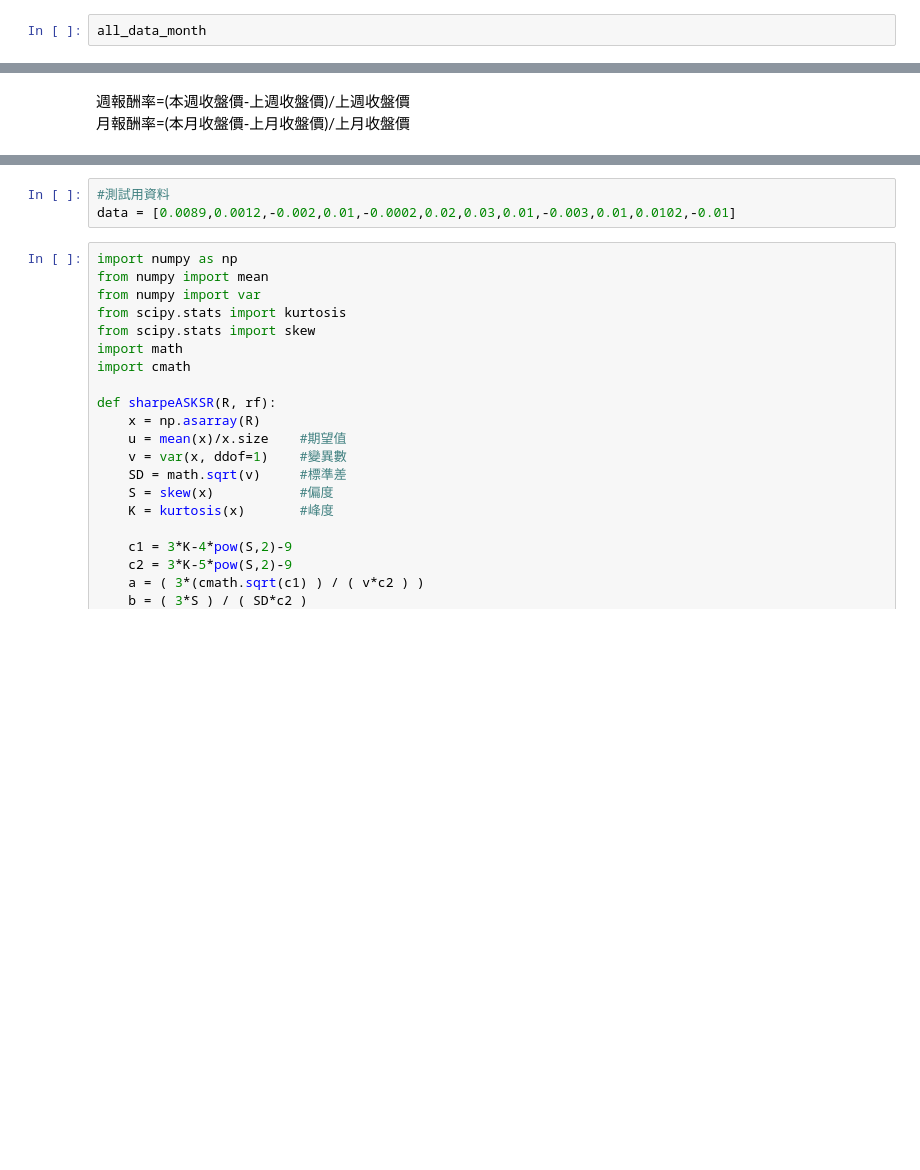
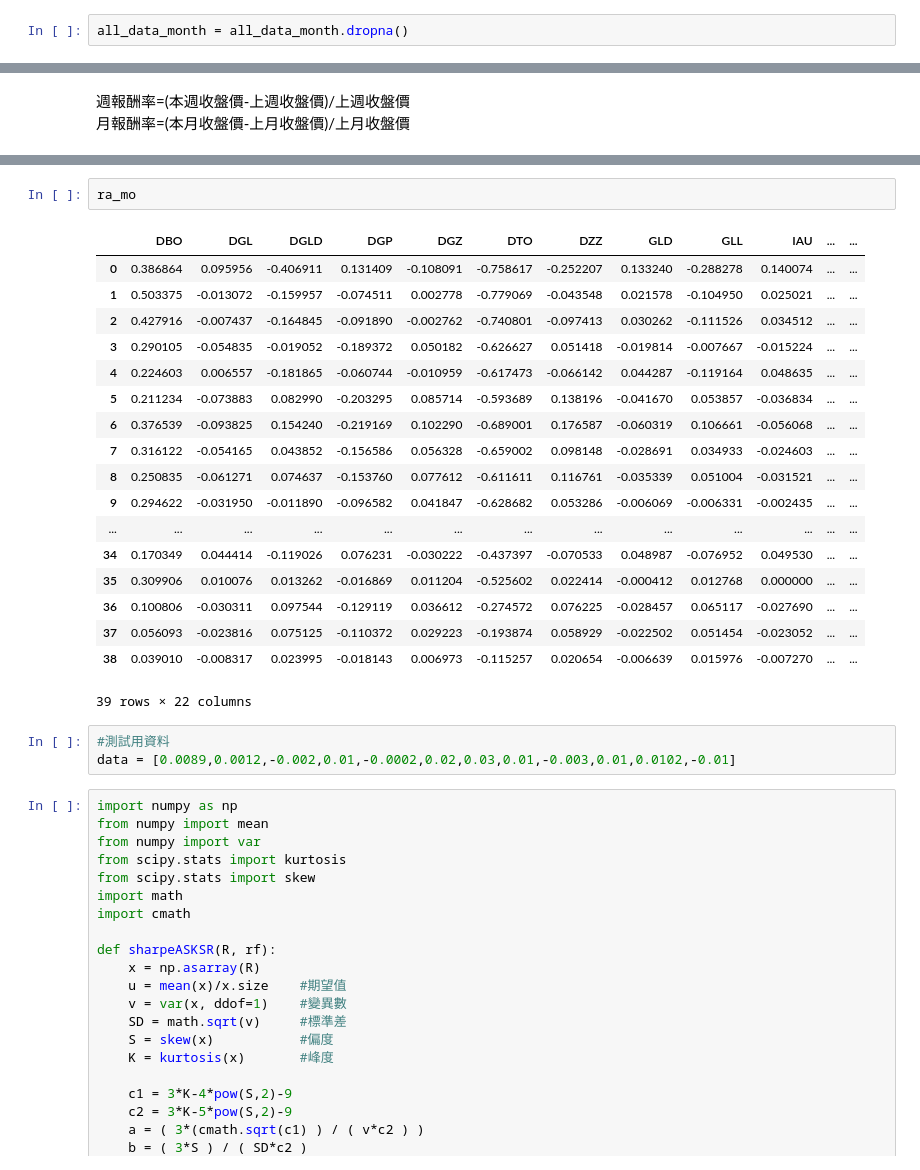
Before and after one commit to syuan0624/FinTech, a Jupyter notebook: HW4/ETF_riskiness.ipynb, the cells around one changed output, grey strips where cells are left out. Drawn from its saved outputs; the diff is of its cells as text; blank space fills up the shorter version.

```diff
--- a/HW4/ETF_riskiness.ipynb
+++ b/HW4/ETF_riskiness.ipynb
@@ -120,2 +100,2 @@ all_data_week
 # %%
-all_data_month
+all_data_month = all_data_month.dropna()
@@ -145,3 +141,24 @@ all_data_month
+# %%
+ra_mo
+# %% [output]
+|  | DBO | DGL | DGLD | DGP | DGZ | DTO | DZZ | GLD | GLL | IAU | ... | ... |
+| 0 | 0.386864 | 0.095956 | -0.406911 | 0.131409 | -0.108091 | -0.758617 | -0.252207 | 0.133240 | -0.288278 | 0.140074 | ... | ... |
+| 1 | 0.503375 | -0.013072 | -0.159957 | -0.074511 | 0.002778 | -0.779069 | -0.043548 | 0.021578 | -0.104950 | 0.025021 | ... | ... |
+| 2 | 0.427916 | -0.007437 | -0.164845 | -0.091890 | -0.002762 | -0.740801 | -0.097413 | 0.030262 | -0.111526 | 0.034512 | ... | ... |
+| 3 | 0.290105 | -0.054835 | -0.019052 | -0.189372 | 0.050182 | -0.626627 | 0.051418 | -0.019814 | -0.007667 | -0.015224 | ... | ... |
+| 4 | 0.224603 | 0.006557 | -0.181865 | -0.060744 | -0.010959 | -0.617473 | -0.066142 | 0.044287 | -0.119164 | 0.048635 | ... | ... |
+| 5 | 0.211234 | -0.073883 | 0.082990 | -0.203295 | 0.085714 | -0.593689 | 0.138196 | -0.041670 | 0.053857 | -0.036834 | ... | ... |
+| 6 | 0.376539 | -0.093825 | 0.154240 | -0.219169 | 0.102290 | -0.689001 | 0.176587 | -0.060319 | 0.106661 | -0.056068 | ... | ... |
+| 7 | 0.316122 | -0.054165 | 0.043852 | -0.156586 | 0.056328 | -0.659002 | 0.098148 | -0.028691 | 0.034933 | -0.024603 | ... | ... |
+| 8 | 0.250835 | -0.061271 | 0.074637 | -0.153760 | 0.077612 | -0.611611 | 0.116761 | -0.035339 | 0.051004 | -0.031521 | ... | ... |
+| 9 | 0.294622 | -0.031950 | -0.011890 | -0.096582 | 0.041847 | -0.628682 | 0.053286 | -0.006069 | -0.006331 | -0.002435 | ... | ... |
+| ... | ... | ... | ... | ... | ... | ... | ... | ... | ... | ... | ... | ... |
+| 34 | 0.170349 | 0.044414 | -0.119026 | 0.076231 | -0.030222 | -0.437397 | -0.070533 | 0.048987 | -0.076952 | 0.049530 | ... | ... |
+| 35 | 0.309906 | 0.010076 | 0.013262 | -0.016869 | 0.011204 | -0.525602 | 0.022414 | -0.000412 | 0.012768 | 0.000000 | ... | ... |
+| 36 | 0.100806 | -0.030311 | 0.097544 | -0.129119 | 0.036612 | -0.274572 | 0.076225 | -0.028457 | 0.065117 | -0.027690 | ... | ... |
+| 37 | 0.056093 | -0.023816 | 0.075125 | -0.110372 | 0.029223 | -0.193874 | 0.058929 | -0.022502 | 0.051454 | -0.023052 | ... | ... |
+| 38 | 0.039010 | -0.008317 | 0.023995 | -0.018143 | 0.006973 | -0.115257 | 0.020654 | -0.006639 | 0.015976 | -0.007270 | ... | ... |
+39 rows × 22 columns
 # %%
 #測試用資料
 data = [0.0089,0.0012,-0.002,0.01,-0.0002,0.02,0.03,0.01,-0.003,0.01,0.0102,-0.01]
```
Also changed, not shown: parts of 10 cells of this notebook.
